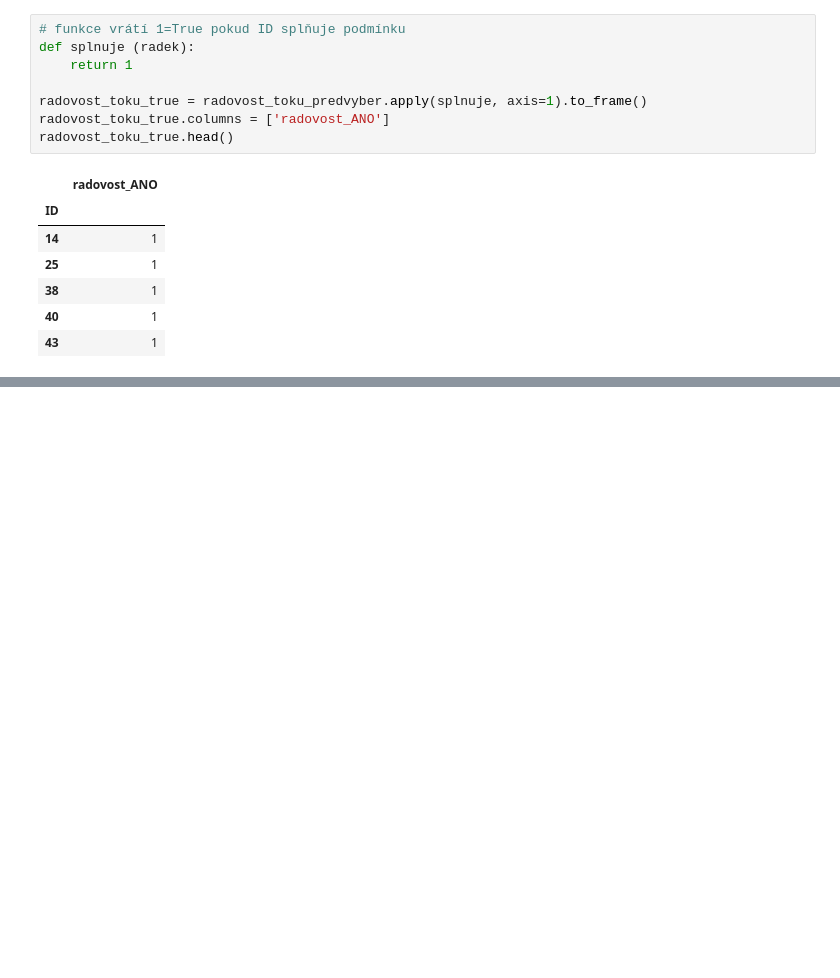
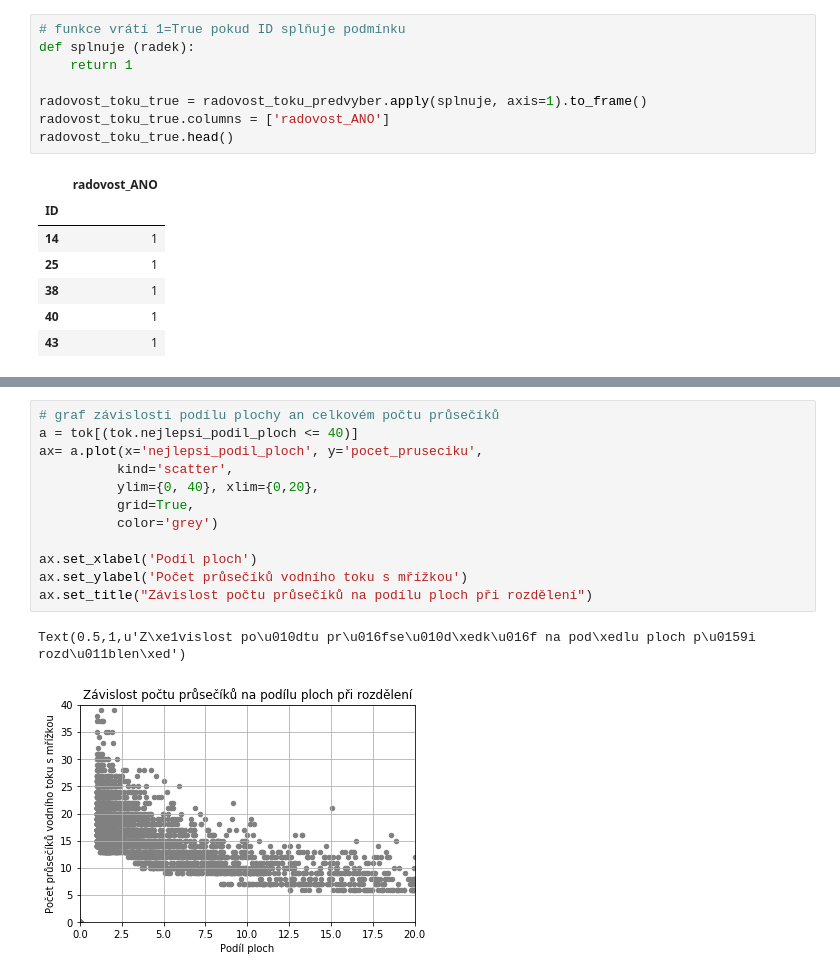
Before and after one commit to fenclova/jupyter-diplomka, a Jupyter notebook: 0_predvyber_cela_republika.ipynb, the cells around one changed output, grey strips where cells are left out. Saved outputs shown, nothing was run; the diff lists cells and outputs as text; blank space fills up the shorter version.

```diff
--- a/0_predvyber_cela_republika.ipynb
+++ b/0_predvyber_cela_republika.ipynb
@@ -104,0 +162,15 @@ radovost_export.to_csv(r"C:\fenclova\diplomka\analyza\vysledky\cela_republika\an
+# %%
+# graf závislosti podílu plochy an celkovém počtu průsečíků
+a = tok[(tok.nejlepsi_podil_ploch <= 40)]
+ax= a.plot(x='nejlepsi_podil_ploch', y='pocet_pruseciku',
+          kind='scatter',
+          ylim={0, 40}, xlim={0,20},
+          grid=True,
+          color='grey')
+
+ax.set_xlabel('Podíl ploch')
+ax.set_ylabel('Počet průsečíků vodního toku s mřížkou')
+ax.set_title("Závislost počtu průsečíků na podílu ploch při rozdělení")
+# %% [output]
+Text(0.5,1,u'Z\xe1vislost po\u010dtu pr\u016fse\u010d\xedk\u016f na pod\xedlu ploch p\u0159i rozd\u011blen\xed')
+[figure, added]
```
Also changed, not shown: parts of 17 cells of this notebook, 9 other files.
